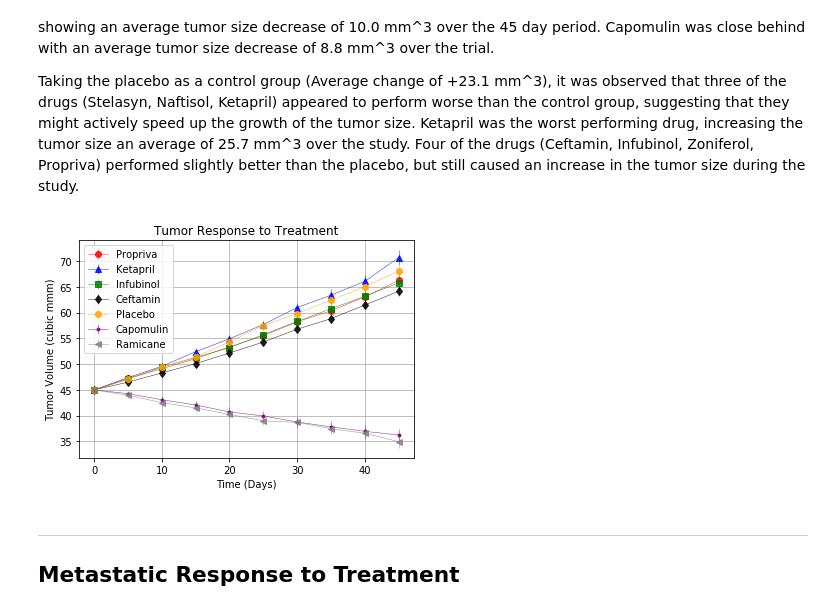
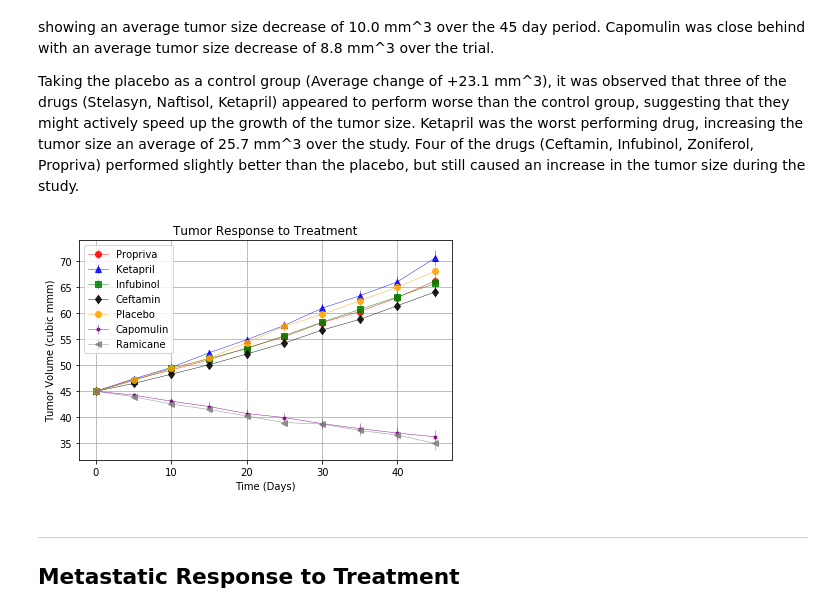
Before and after one commit to kimberlyjharrison/UCI-DA, a Jupyter notebook: Homework-5/Pymaceuticals/pymaceuticals_Harrison.ipynb, the cells around one changed output. Drawn from its saved outputs; the diff is of its cells as text; code cells hidden in the pictures.

Commit message:
created saved figures

```diff
--- a/Homework-5/Pymaceuticals/pymaceuticals_Harrison.ipynb
+++ b/Homework-5/Pymaceuticals/pymaceuticals_Harrison.ipynb
@@ -57,34 +57,36 @@ drug_df_sem = drug_df_sem.drop(columns=["Metastatic Sites", "Mouse ID"])
 drug_df_sem = drug_df_sem.reset_index()
 
 #Create pivot chart for mean, standard error for tumor volume
 drug_sem_pivot = drug_df_sem.pivot(index='Timepoint', columns='Drug', values='Tumor Volume (mm3)')
 drug_mean_pivot = drug_df_mean.pivot(index='Timepoint', columns='Drug', values='Tumor Volume (mm3)')
 
 #create x-axis and x-ticks
 x_axis = np.arange(0,50,5)
 ticks = np.arange(0,50,10)
 
 #graph data using formatting assigned in the control panel
 counter = 0
 for drug in drug_list:
     if drug in drug_list:
         plt.errorbar(x_axis, drug_mean_pivot[drug], yerr=drug_sem_pivot[drug], color=colors[counter],
                      marker=markers[counter], alpha=.85, linewidth=.5)
         plt.legend(loc='best')
         counter += 1
 
 #Plot formatting
 plt.xticks(ticks)
 plt.legend(loc='best')
 plt.grid()
 plt.title('Tumor Response to Treatment')
 plt.xlabel('Time (Days)')
 plt.ylabel('Tumor Volume (cubic mmm)')
 
 #Show plot
+plt.tight_layout()
+plt.savefig("figures/TumorResponse.png")
 plt.show()
 # %% [output]
-[figure, old version]
+[figure, new version]
 # %% [markdown]
 ___
 ## Metastatic Response to Treatment
```
Also changed, not shown: parts of 3 cells of this notebook, 4 other files.
